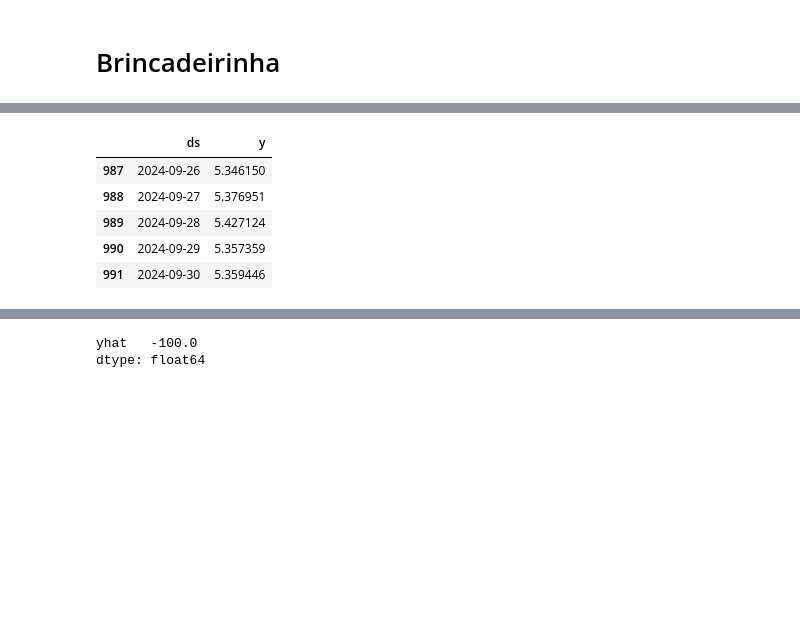
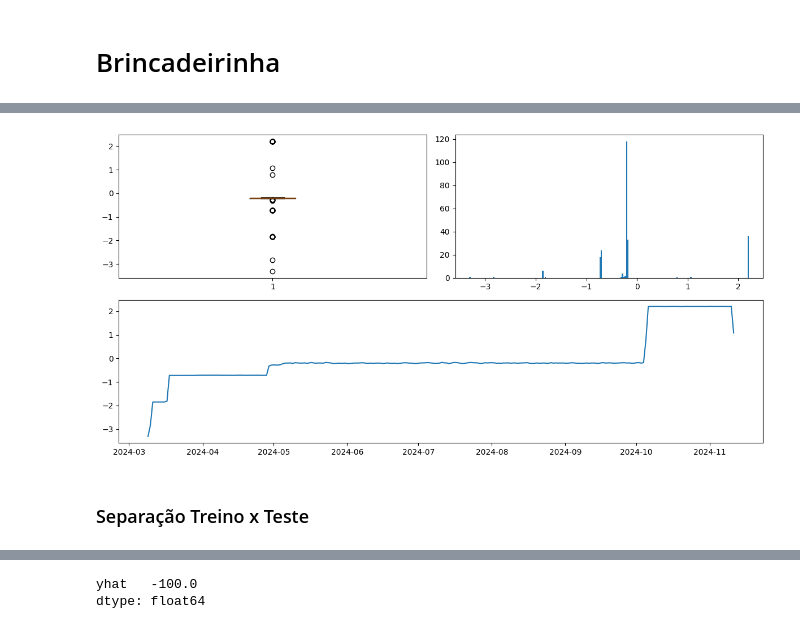
Before and after one commit to Gabrielnbr/modelo_unicin, a Jupyter notebook: notebooks/testes.ipynb, the cells around one changed output, grey strips where cells are left out. Saved outputs shown, nothing was run; the diff lists cells and outputs as text; code cells hidden in the pictures; blank space fills up the shorter version.

```diff
--- a/notebooks/testes.ipynb
+++ b/notebooks/testes.ipynb
@@ -57,0 +110,2 @@ df_aux = df_aux.loc[df_aux['ds'] >= '2023-09-30',:]
+# %%
+df_model = df_prep.copy()
@@ -58 +120,27 @@ df_aux = df_aux.loc[df_aux['ds'] >= '2023-09-30',:]
+# %%
+# plt.figure(figsize=(12, 5))
+# plt.subplot(1,2,1)
+# plt.boxplot(df_model['y']);
+
+# plt.subplot(1,2,2)
+# plt.plot(df_model['ds'], df_model['y'])
+
+fig_model, axes_model = plt.subplots(2,2, figsize=(12,6))
+
+fig_model.delaxes(axes_model[1, 1])
+fig_model.delaxes(axes_model[1, 0])
+
+axes_model[0,0].boxplot(df_model['y']);
+
+axes_model[0,1].hist(df_model['y'],bins=200)
+
+ax3 = fig_model.add_subplot(2,1,2)
+ax3.plot(df_model['ds'], df_model['y'])
+
+plt.tight_layout()
+plt.show()
+# %% [output]
+[figure, added]
+# %% [markdown]
+### Separação Treino x Teste
 # %%
@@ -61,12 +149,5 @@ df_test = df_aux.loc[df_aux['ds'] > '2024-09-30',:]
 # %%
-df_train.tail(5)
+#df_train.tail(5)
-# %% [output]
-|  | ds | y |
-| 987 | 2024-09-26 | 5.346150 |
-| 988 | 2024-09-27 | 5.376951 |
-| 989 | 2024-09-28 | 5.427124 |
-| 990 | 2024-09-29 | 5.357359 |
-| 991 | 2024-09-30 | 5.359446 |
 # %%
 m = Prophet()
 m.fit(df_train)
```
Also changed, not shown: parts of 30 cells of this notebook, 1 other file.
